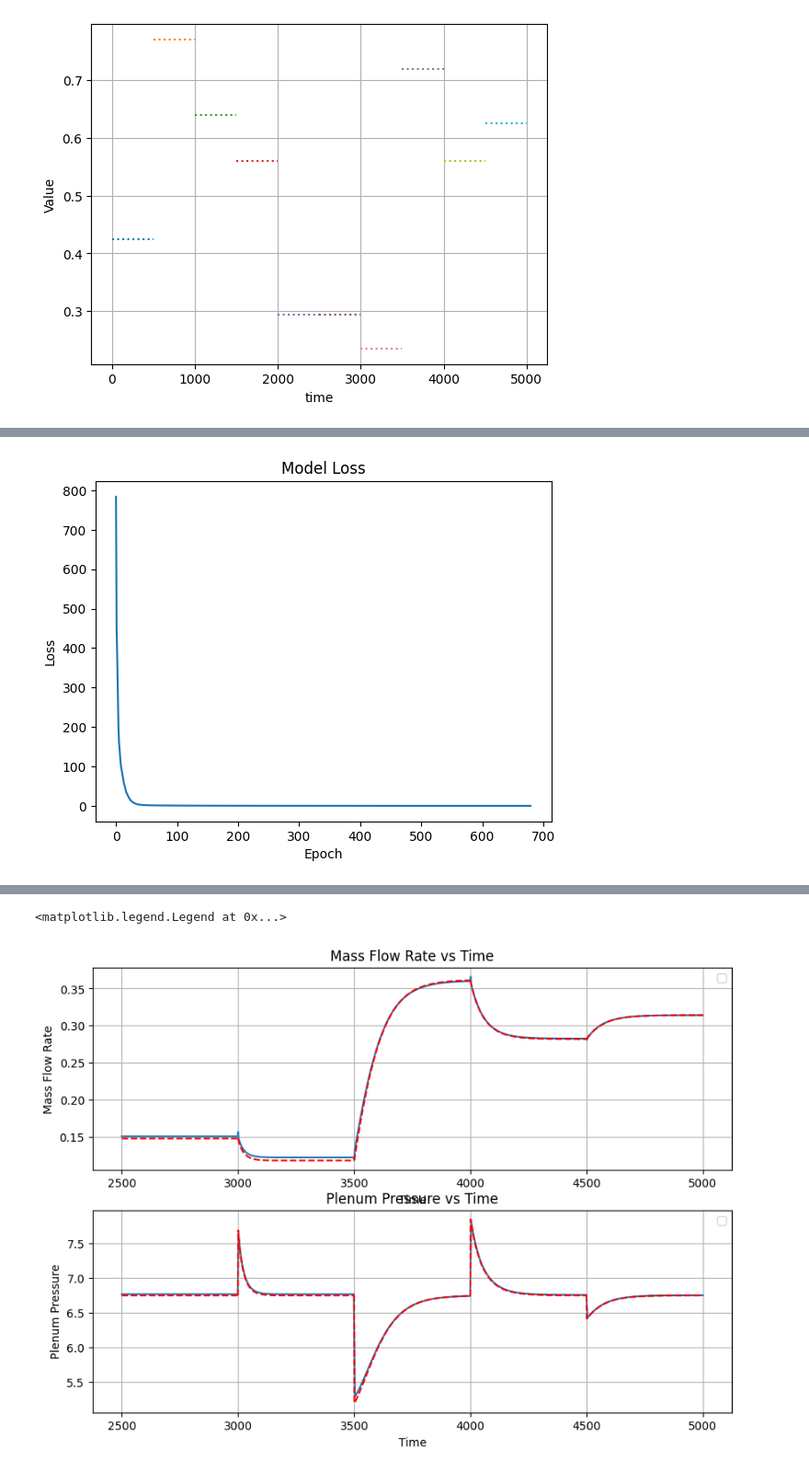
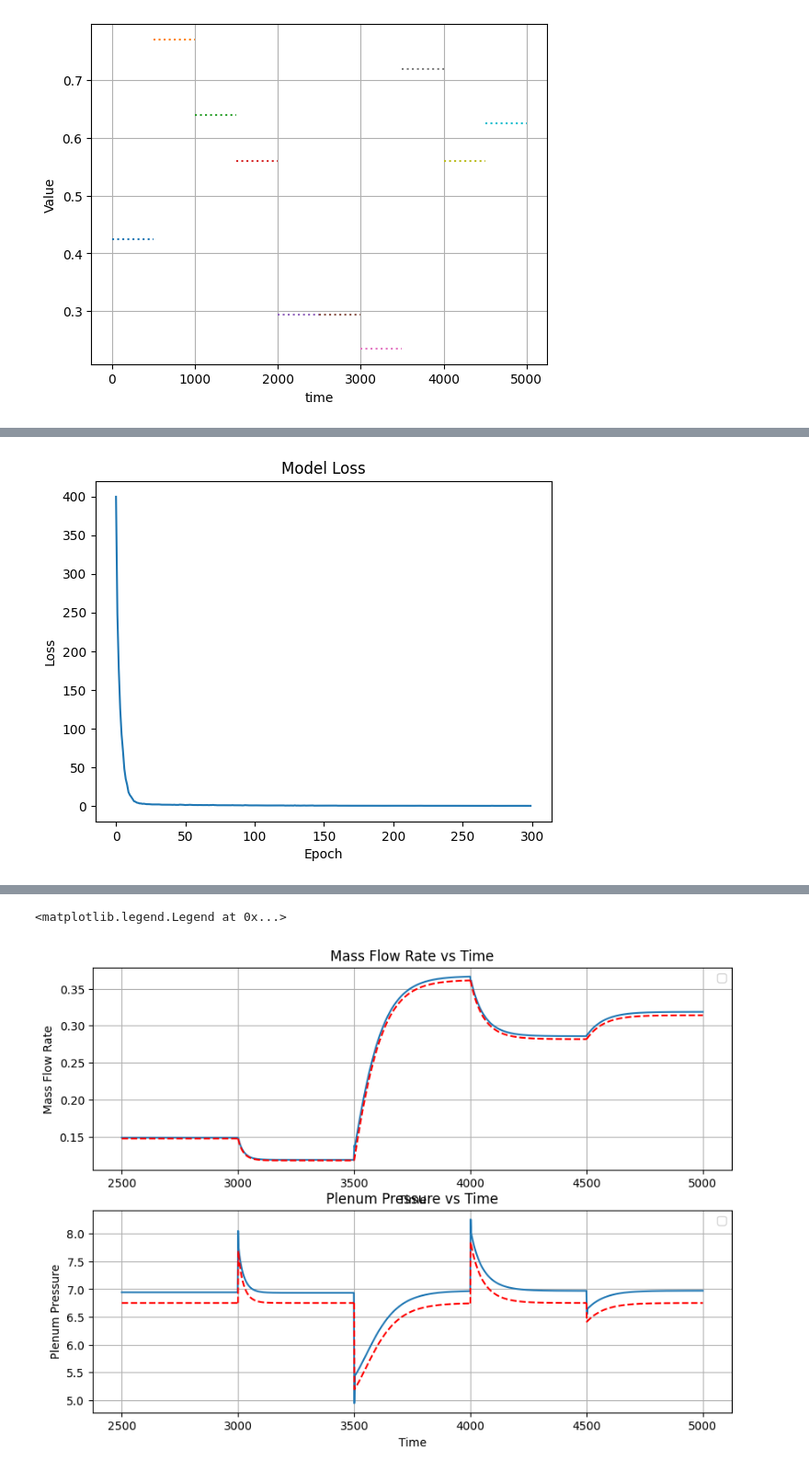
Before and after one commit to MMatheusB/UFBA, a Jupyter notebook: Sistema_Compressao/RNN.ipynb, the cells around one changed output, grey strips where cells are left out. Shown at 92% size. Cells and saved outputs as stored; diff of their text form; code cells hidden in the pictures.

```diff
--- a/Sistema_Compressao/RNN.ipynb
+++ b/Sistema_Compressao/RNN.ipynb
@@ -122,24 +122,11 @@ x_test = np.array(x_test)
 x_test = tf.reshape(x_test, [1250, timestep, 3])
 # %%
 
-import tensorflow as tf
-from tensorflow import keras
-from tensorflow.keras import layers
-
-# Supondo que 'timestep' seja definido corretamente
 model = keras.Sequential()
 model.add(layers.Bidirectional(layers.SimpleRNN(50, input_shape=(timestep, 3), return_sequences=True, activation='tanh')))
 model.add(layers.Dropout(0.3))
-model.add(layers.Dense(2))  # Produz saída (1250, 2, 2)
-
-# Usando Lambda para ajustar a forma
-model.add(layers.Lambda(lambda x: x[:, -1:, :]))  # Isso extrai o último timestep
-
-# Compilação do modelo
-model.compile(optimizer='adam', loss=lossCustom)
-
-# Treinamento
-history = model.fit(X, y, epochs=1000, verbose=1, callbacks=[early_stopping])
+model.add(layers.Dense(2))
+model.add(layers.Lambda(lambda x: x[:, -1:, :]))
 
 
 def lossCustom(y_true, y_pred):
@@ -156,5 +143,5 @@ early_stopping = keras.callbacks.EarlyStopping(
     restore_best_weights=True
 )
 
-history = model.fit(X, y, epochs=1000, verbose=1, callbacks= [early_stopping])
+history = model.fit(X, y, epochs=300, verbose=1, callbacks= [early_stopping])
 # %% [output]
@@ -175,33 +178,33 @@ interval2 = [np.linspace(2500, 5000, 1250)]
 prediction = model.predict(x_test)
 print(prediction.shape)
 
 # Extract mass and pressure from prediction
 
 mass = prediction[:,:,0]
 pressure = prediction[:, :,1]
 
 # Cria uma figura com subplots
 fig, axs = plt.subplots(2, 1, figsize=(10, 7), )
 
-axs[0].plot(interval2[0], np.squeeze(mass[:, 0]))
+axs[0].plot(interval2[0], np.squeeze(mass))
 
 # Gráfico da mass FlowRate vs. Tempo
 for i in range(5, 10):
     axs[0].plot(interval[i], np.squeeze(massFlowrate[i]), 'r--')
 axs[0].grid(True)
 axs[0].set_xlabel('Time')
 axs[0].set_ylabel('Mass Flow Rate')
 axs[0].set_title('Mass Flow Rate vs Time')
 axs[0].legend()
 
 # Gráfico da Pressão do PlenumPressure vs. Tempo
-axs[1].plot(interval2[0], np.squeeze(pressure[:,0]))
+axs[1].plot(interval2[0], np.squeeze(pressure))
 for i in range(5, 10):
     axs[1].plot(interval[i], np.squeeze(PlenumPressure[i]), 'r--')
 axs[1].grid(True)
 axs[1].set_xlabel('Time')
 axs[1].set_ylabel('Plenum Pressure')
 axs[1].set_title('Plenum Pressure vs Time')
 axs[1].legend()
 # %% [output]
-[figure, old version]
+[figure, new version]
@@ -210,2 +213,2 @@ axs[1].legend()
 <matplotlib.legend.Legend at 0x...>
-[figure, old version]
+[figure, new version]
```
Also changed, not shown: parts of 2 cells of this notebook.
